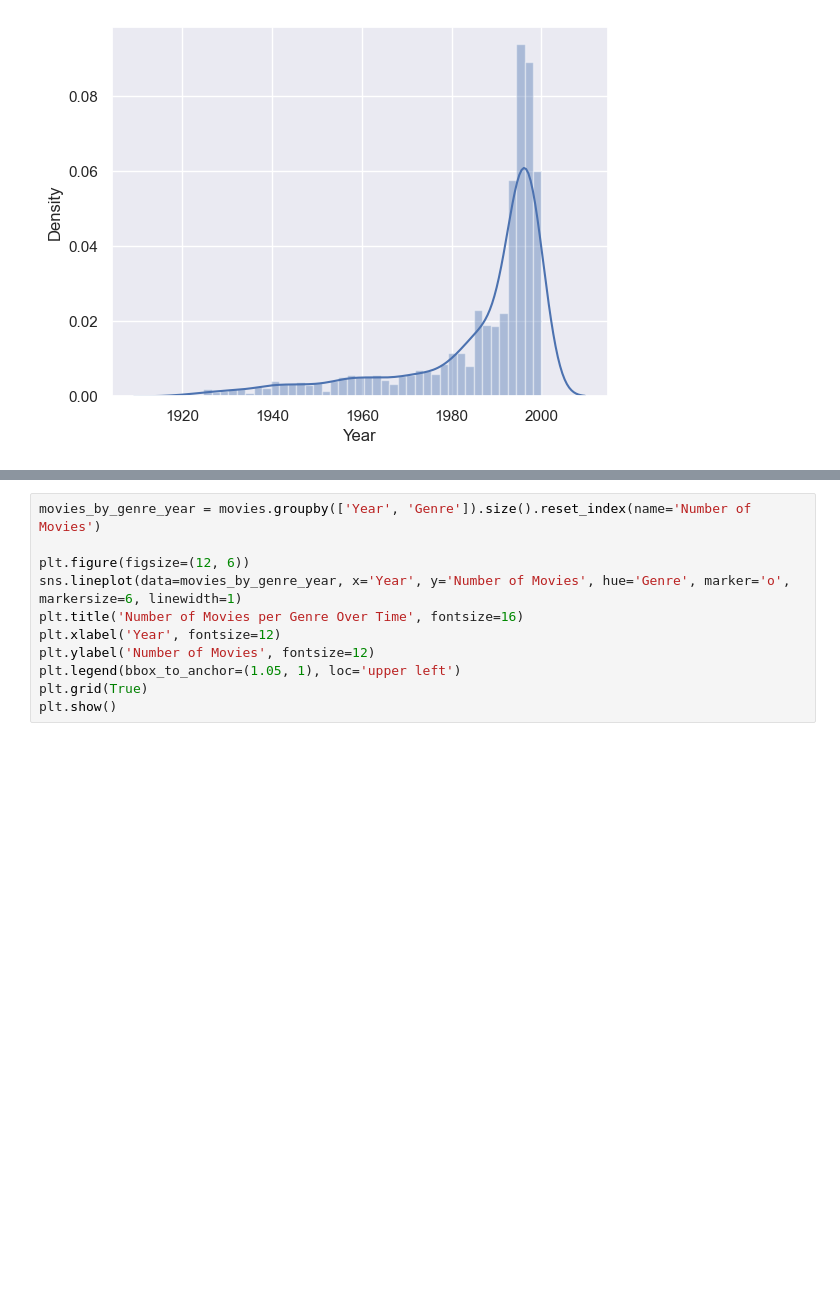
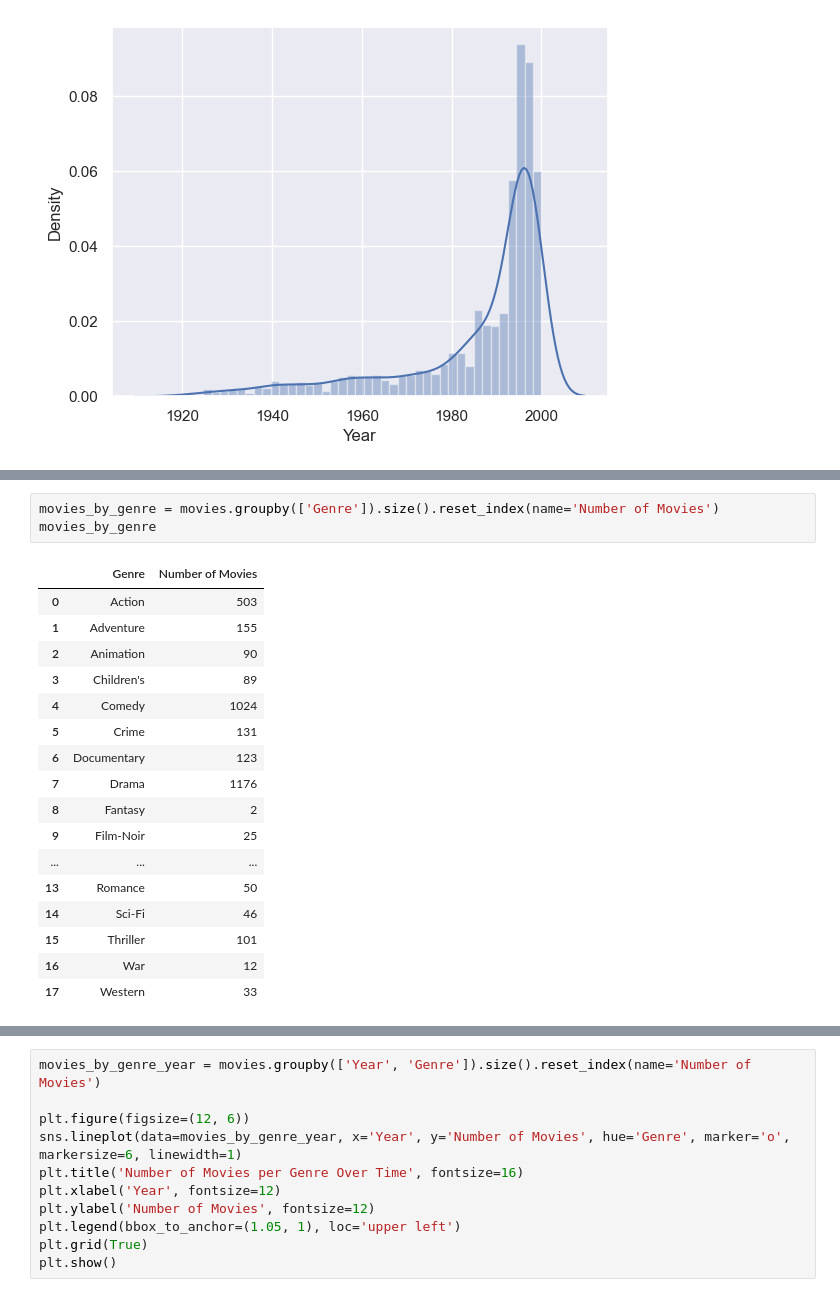
Before and after one commit to Data-Science-Sergi-Pardo/202310-04-M4-T02_Visualitzaci-gr-fica-de-m-ltiples-variables, a Jupyter notebook: Tasca_M4_T02.ipynb, the cells around one changed output, grey strips where cells are left out. Saved outputs shown, nothing was run; the diff lists cells and outputs as text; blank space fills up the shorter version.

```diff
--- a/Tasca_M4_T02.ipynb
+++ b/Tasca_M4_T02.ipynb
@@ -193,0 +212,21 @@ sns.distplot(movies['Year'])
+# %%
+movies_by_genre = movies.groupby(['Genre']).size().reset_index(name='Number of Movies')
+movies_by_genre
+# %% [output]
+|  | Genre | Number of Movies |
+| 0 | Action | 503 |
+| 1 | Adventure | 155 |
+| 2 | Animation | 90 |
+| 3 | Children's | 89 |
+| 4 | Comedy | 1024 |
+| 5 | Crime | 131 |
+| 6 | Documentary | 123 |
+| 7 | Drama | 1176 |
+| 8 | Fantasy | 2 |
+| 9 | Film-Noir | 25 |
+| ... | ... | ... |
+| 13 | Romance | 50 |
+| 14 | Sci-Fi | 46 |
+| 15 | Thriller | 101 |
+| 16 | War | 12 |
+| 17 | Western | 33 |
```
Also changed, not shown: parts of 10 cells of this notebook, 2 other files.
